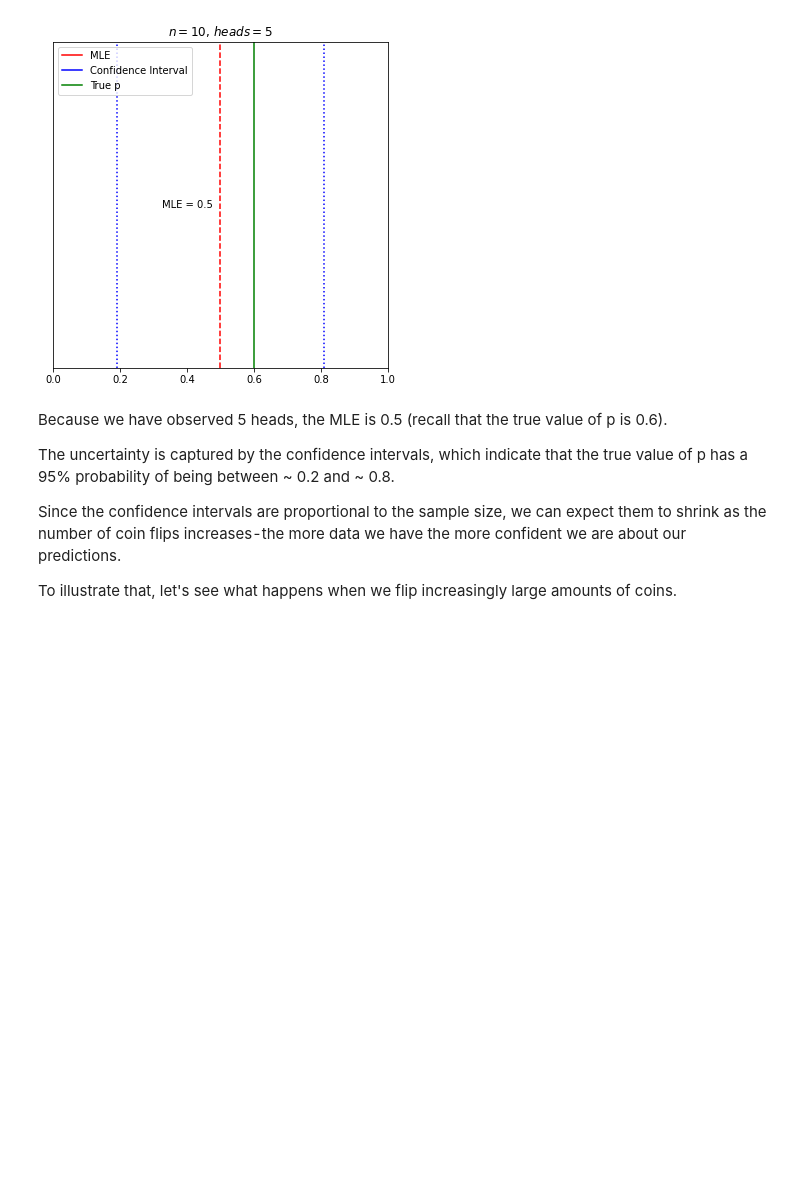
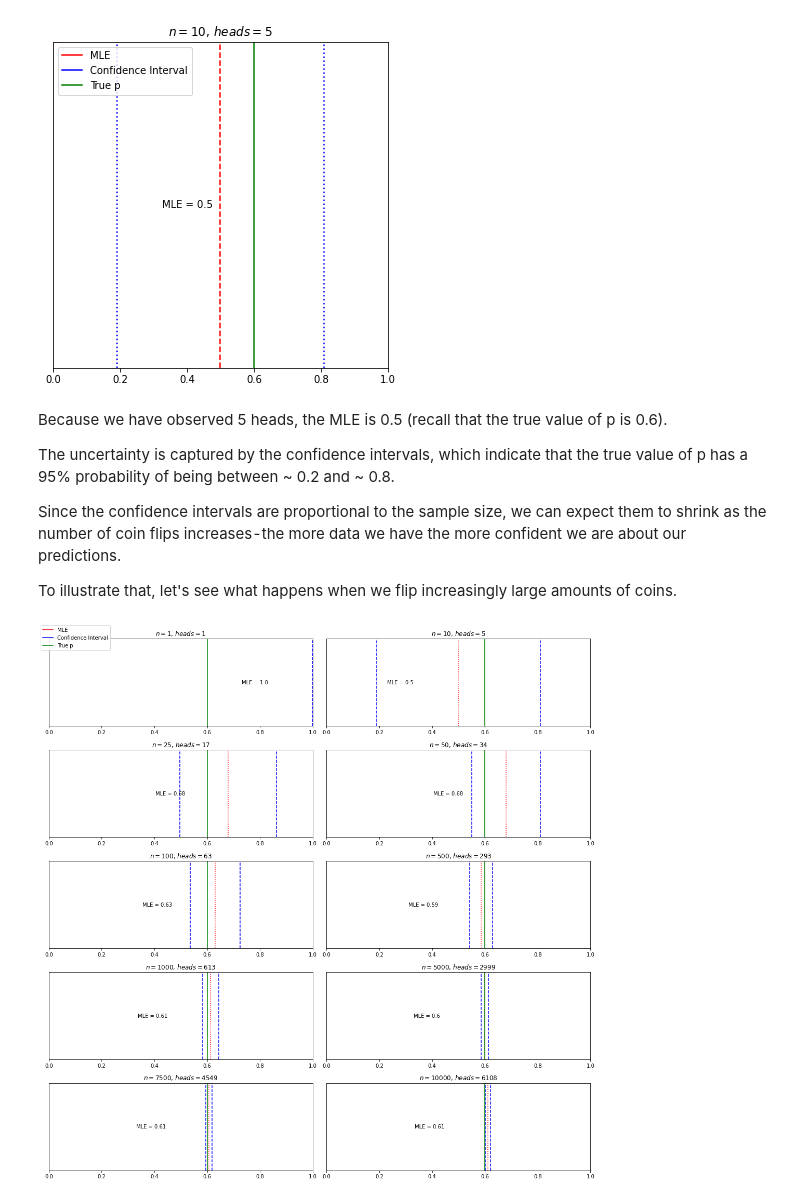
Before and after one commit to gabgilling/Bayesian-Blogs, a Jupyter notebook: Blog Post 1 final.ipynb, the cells around one changed output. Saved outputs shown, nothing was run; the diff lists cells and outputs as text; code cells hidden in the pictures; blank space fills up the shorter version.

```diff
--- a/Blog Post 1 final.ipynb
+++ b/Blog Post 1 final.ipynb
@@ -135,3 +135,50 @@ The uncertainty is captured by the confidence intervals, which indicate that the
 Since the confidence intervals are proportional to the sample size, we can expect them to shrink as the number of coin flips increases - the more data we have the more confident we are about our predictions.
 
 To illustrate that, let's see what happens when we flip increasingly large amounts of coins.
+# %%
+full_results = []
+steps = [1, 10, 25, 50, 100, 500, 1000, 5000, 7500, 10000]
+
+for i in steps:
+    results = {}
+    sample = data[:i]
+    p_estimated = np.mean(sample)
+    q_estimated = 1 - p_estimated
+    standard_error = np.sqrt(p_estimated*q_estimated)/np.sqrt(i)
+    ci = 1.96*standard_error
+
+    results['size'] = i
+    results['number_of_heads'] = sample.sum()
+    results['p_estimated'] = p_estimated
+    results['q_estimated'] = q_estimated
+    results['standard_error'] = standard_error
+    results['low'] = p_estimated - ci
+    results['high'] = p_estimated + ci
+    full_results.append(results)
+
+# plot figure
+figs,axs = plt.subplots(5, 2, figsize=(15,15))
+
+axes = [(0,0),(0,1), (1,0), (1,1), (2,0), (2,1), (3,0), (3,1), (4,0), (4,1)]
+
+for i,sample in enumerate(full_results):
+    axs[axes[i]].axvline(sample['p_estimated'], color = 'red', linestyle ='dotted')
+    axs[axes[i]].axvline(0.6, color = 'green', linestyle = 'solid')
+    axs[axes[i]].axvline(sample['low'], color = 'blue', linestyle='dashed')
+    axs[axes[i]].axvline(sample['high'], color = 'blue', linestyle='dashed')
+    axs[axes[i]].get_yaxis().set_visible(False)
+    axs[axes[i]].title.set_text("$ n = $" + str(sample['size']) + ", $heads = $" + str(sample['number_of_heads']))
+    axs[axes[i]].text(sample['p_estimated'] - 0.22, 0.5, 'MLE = ' + str(np.round(sample['p_estimated'], 2)),
+    horizontalalignment='center', verticalalignment='center', transform=axs[axes[i]].transAxes)
+
+blue_line = mlines.Line2D([], [], color='blue',
+                          markersize=15, label='Confidence Interval')
+red_line = mlines.Line2D([], [], color='red',
+                          markersize=15, label='MLE')
+green_line = mlines.Line2D([], [], color='green',
+                          markersize=15, label='True p')
+
+figs.legend(handles = [red_line, blue_line, green_line], loc=2)
+figs.tight_layout();
+# %% [output]
+[figure, added]
```
Also changed, not shown: parts of 6 cells of this notebook, 1 other file.
